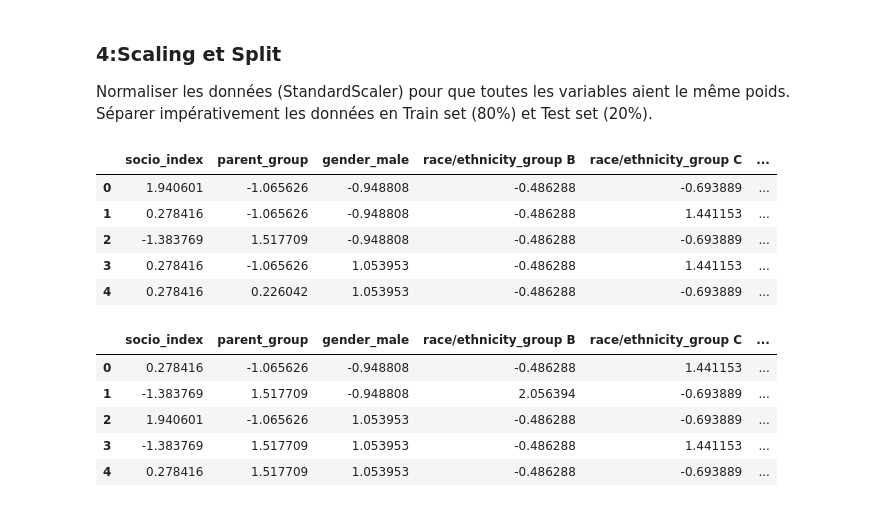
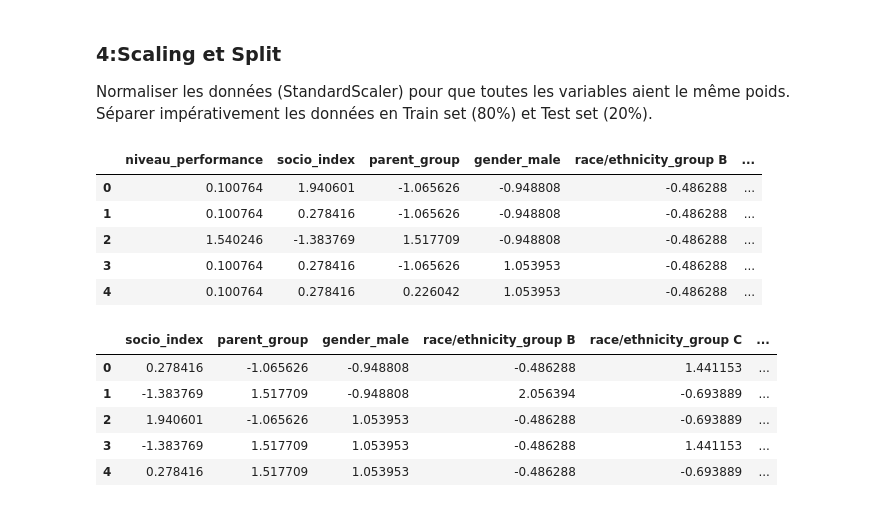
Before and after one commit to zelkadiri603-lang/mini_projet_ML, a Jupyter notebook: ML.ipynb, the cells around one changed output. Saved outputs shown, nothing was run; the diff lists cells and outputs as text; code cells hidden in the pictures.

```diff
--- a/ML.ipynb
+++ b/ML.ipynb
@@ -495,39 +495,40 @@ from sklearn.model_selection import train_test_split
 scaler = StandardScaler()
 
 features = [
+    'niveau_performance',
        'socio_index',
     'parent_group',
     'gender_male',
        'race/ethnicity_group B',
     'race/ethnicity_group C',
        'race/ethnicity_group D',
     'race/ethnicity_group E',
     'study_level_révise',
 
 ]
 X = df[features].copy()
 y=df['moyenne_generale']
 
 X_train, X_test, y_train, y_test = train_test_split(
    X, y,
     test_size=0.2,
     random_state=42)
 
 # Scaling
 X_train_scaled = scaler.fit_transform(X_train)
 X_test_scaled=scaler.transform(X_test)
 
 X_train_scaled = pd.DataFrame(X_train_scaled, columns=features)
 
 X_test_scaled = pd.DataFrame(X_test_scaled, columns=features)
 X_train_scaled.head()
 # %% [output]
-|  | socio_index | parent_group | gender_male | race/ethnicity_group B | race/ethnicity_group C | ... |
-| 0 | 1.940601 | -1.065626 | -0.948808 | -0.486288 | -0.693889 | ... |
-| 1 | 0.278416 | -1.065626 | -0.948808 | -0.486288 | 1.441153 | ... |
-| 2 | -1.383769 | 1.517709 | -0.948808 | -0.486288 | -0.693889 | ... |
-| 3 | 0.278416 | -1.065626 | 1.053953 | -0.486288 | 1.441153 | ... |
-| 4 | 0.278416 | 0.226042 | 1.053953 | -0.486288 | -0.693889 | ... |
+|  | niveau_performance | socio_index | parent_group | gender_male | race/ethnicity_group B | ... |
+| 0 | 0.100764 | 1.940601 | -1.065626 | -0.948808 | -0.486288 | ... |
+| 1 | 0.100764 | 0.278416 | -1.065626 | -0.948808 | -0.486288 | ... |
+| 2 | 1.540246 | -1.383769 | 1.517709 | -0.948808 | -0.486288 | ... |
+| 3 | 0.100764 | 0.278416 | -1.065626 | 1.053953 | -0.486288 | ... |
+| 4 | 0.100764 | 0.278416 | 0.226042 | 1.053953 | -0.486288 | ... |
 # %%
 X_test_scaled.head()
 # %% [output]
```
Also changed, not shown: parts of 14 cells of this notebook.
